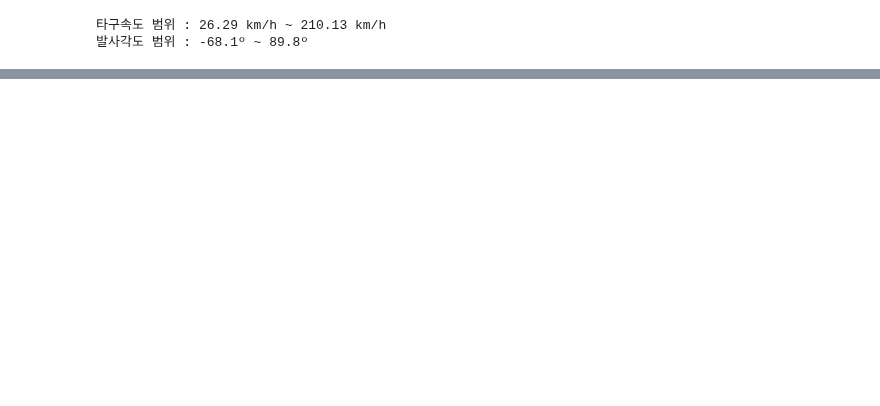
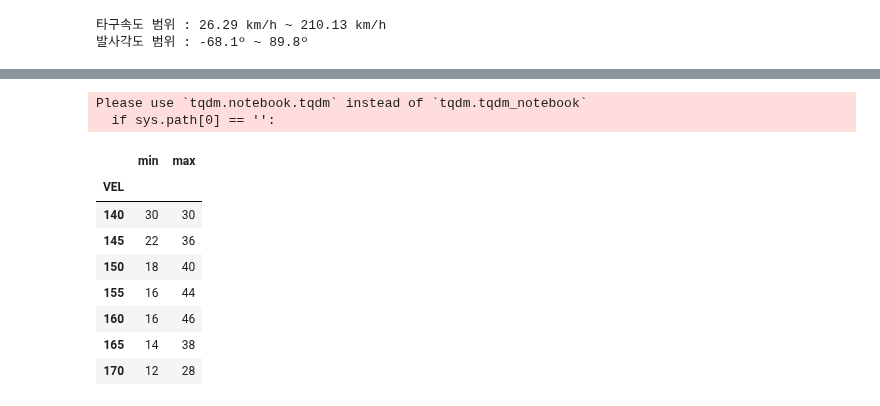
Before and after one commit to KimGriezmann/Bigcontest_2021, a Jupyter notebook: working_space_SeongGwan/Bigcontest_Barrel_def.ipynb, the cells around one changed output, grey strips where cells are left out. Drawn from its saved outputs; the diff is of its cells as text; code cells hidden in the pictures; blank space fills up the shorter version.

```diff
--- a/working_space_SeongGwan/Bigcontest_Barrel_def.ipynb
+++ b/working_space_SeongGwan/Bigcontest_Barrel_def.ipynb
@@ -500,7 +57,0 @@ df.head()
-# %%
-df['out_count'] = df['before'].apply(lambda x: x.split(' ')[0])
-df['runner_count'] = df['before'].apply(lambda x: x.split(' ')[1])
-df['before_score'] = df['before'].apply(lambda x: x.split(' ')[2])
-df['after_score'] = df['after'].apply(lambda x: x.split(' ')[-1])
-df['runner_count'].replace("", "주자없음", inplace=True)
-df['situation'] = df['out_count'] + "/" + df['runner_count']
@@ -618,0 +58,63 @@ print('총 타석 수 : {}, 안타 수 : {}, 2루타 : {}, 3루타 : {}, 홈런
+# %%
+HA = {'1루타':'hit', '2루타':'hit', '홈런':'hit', '3루타':'hit', '플라이':'out', '땅볼':'out', '직선타':'out', '내야안타':'hit'}
+SLG = {'1루타':'1루타', '2루타':'2루타', '홈런':'홈런', '3루타':'3루타', '플라이':'out', '땅볼':'out', '직선타':'out', '내야안타':'1루타'}
+
+df['HA_result'] = df['RESULT_MG'].map(HA)
+df['SLG_result'] = df['RESULT_MG'].map(SLG)
+
+pw_barrel_vel=[]
+pw_barrel_ang=[]
+pw_barrel_SLG=[]
+pw_barrel_df = pd.DataFrame()
+
+for vel in tqdm_notebook(range(25, 215, 5)) :             # 25, 30, 35, ... , 205, 210, 215 -> 타구속도
+    for ang in range(-70, 90, 2) :                        # -70, -68, -66, ... , 86, 88, 90 -> 발사각도
+
+        tmp = df[(df['HIT_VEL'] >= vel) & (df['HIT_VEL'] < vel+5) & (df['HIT_ANG_VER'] >= ang) & (df['HIT_ANG_VER'] < ang+2)]  # 해당 타구속도와 발사각도 범위 안의 타구들을 임시 데이터프레임으로 저장
+
+        total_num = len(tmp)                              # 타율 계산을 위한 전체 타구 수 저장
+        hit_num = list(tmp['HA_result']).count('hit')     # 임시 데이터프레임 중 hit의 개수 저장
+
+        result_HA = hit_num / total_num if total_num != 0  else 0   # 타율 계산 (해당 타구가 0개라면 0으로 저장)
+
+        b1_num = list(tmp['SLG_result']).count('1루타')     # 장타율 계산을 위한 루타별 개수 저장
+        b2_num = list(tmp['SLG_result']).count('2루타')
+        b3_num = list(tmp['SLG_result']).count('3루타')
+        hr_num = list(tmp['SLG_result']).count('홈런')
+
+        result_SLG = ((1*b1_num) + (2*b2_num) + (3*b3_num) + (4*hr_num)) / total_num if total_num != 0  else 0      # 장타율 계산 (해당 타구가 0개라면 0으로 저장)
+
+        pure_SLG = result_SLG - result_HA       # 순장타율 계산 (타율 - 장타율)
+
+        if (pure_SLG >= 0.5) & (total_num >= 10): # 순장타율이 0.5이상이고 전체 타구수가 10개 이상인 범위를 배럴로 정의
+            pw_barrel_vel.append(vel)                # 배럴로 판정된 속도를 저장
+            pw_barrel_ang.append(ang)                # 배럴로 판정된 각도를 저장
+            pw_barrel_SLG.append(pure_SLG)
+
+pw_barrel_df['VEL'] = pw_barrel_vel
+pw_barrel_df['ANG'] = pw_barrel_ang
+pw_barrel_df['pure_SLG'] = pw_barrel_SLG
+# %% [output]
+Please use `tqdm.notebook.tqdm` instead of `tqdm.tqdm_notebook`
+  if sys.path[0] == '':
+# %%
+def group_fuc(x):
+    d={}
+    d['min'] = x['ANG'].min()
+    d['max'] = x['ANG'].max()
+    return pd.Series(d)
+
+# 타구속도별 각도의 최소값과 최대값을 저장
+
+pw_barrel = pw_barrel_df.groupby(pw_barrel_df['VEL']).apply(group_fuc)
+pw_barrel
+# %% [output]
+|  | min | max |
+| VEL |  |  |
+| 140 | 30 | 30 |
+| 145 | 22 | 36 |
+| 150 | 18 | 40 |
+| 155 | 16 | 44 |
+| 160 | 16 | 46 |
+| 165 | 14 | 38 |
+| 170 | 12 | 28 |
```
Also changed, not shown: parts of 56 cells of this notebook.
